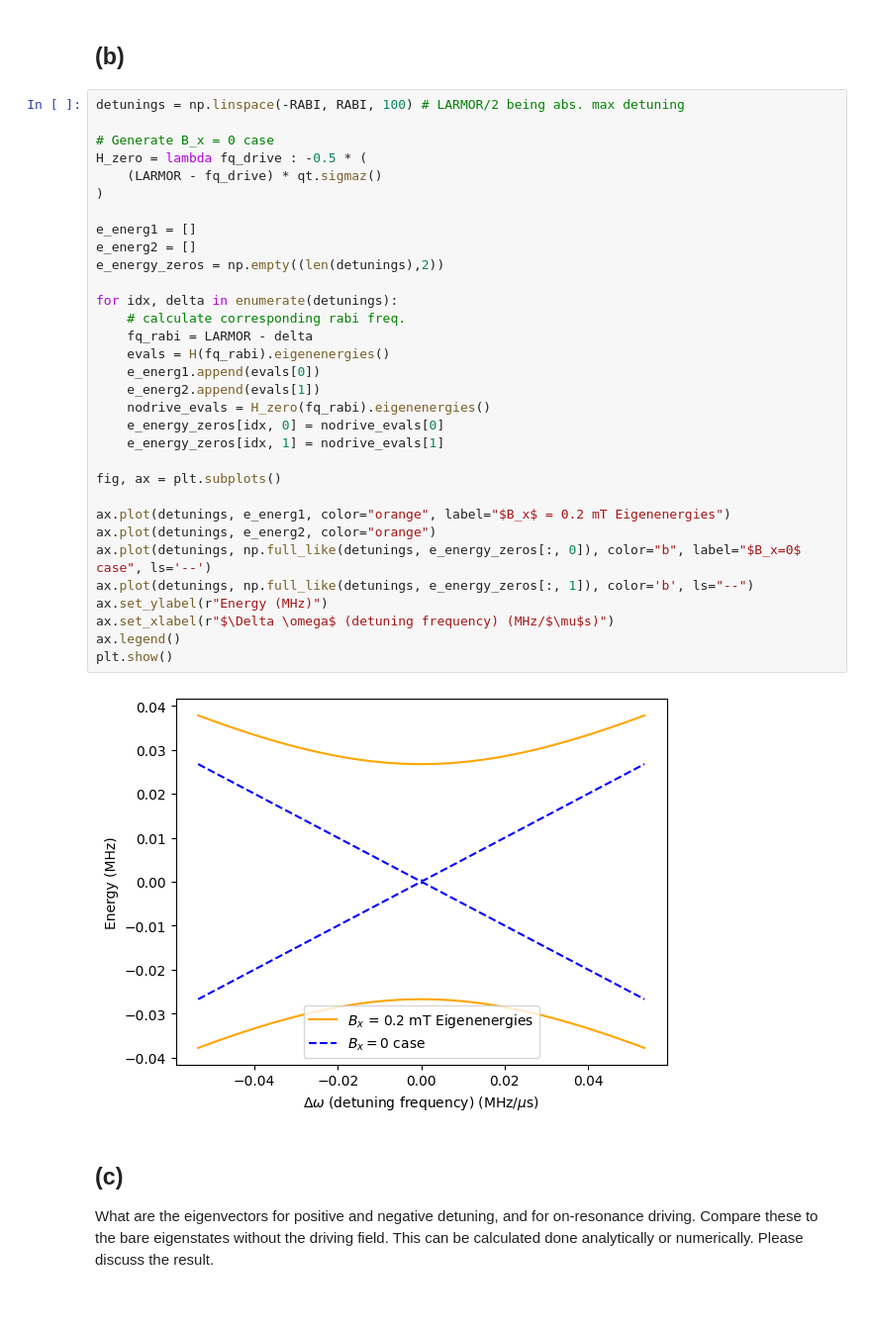
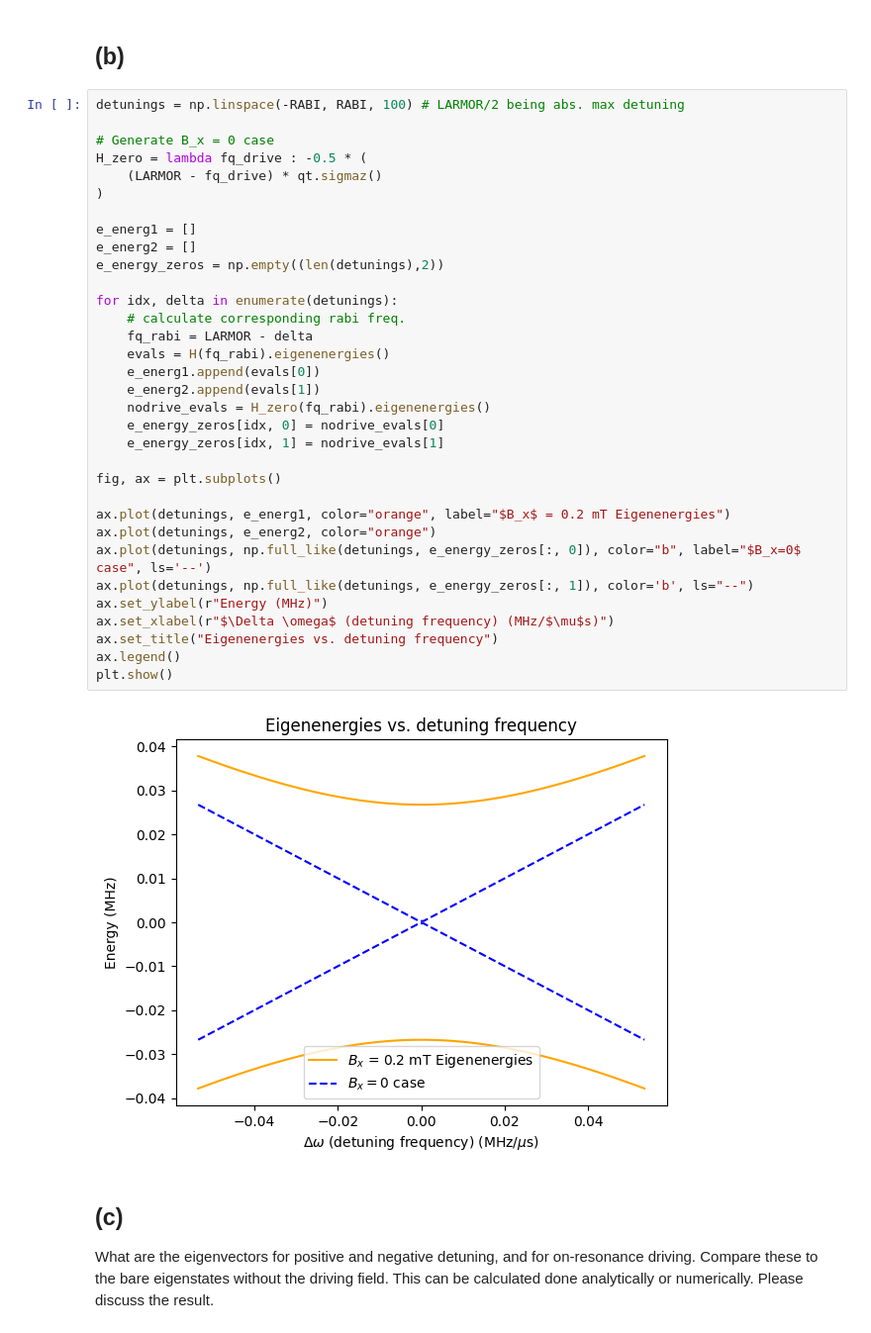
Before and after one commit to tsole0/QPROC, a Jupyter notebook: pset2.ipynb, the cells around one changed output. Shown at 99% size. Drawn from its saved outputs; the diff is of its cells as text; blank space fills up the shorter version.

Commit message:
add labels to diagrams!

```diff
--- a/pset2.ipynb
+++ b/pset2.ipynb
@@ -28,34 +28,35 @@ detunings = np.linspace(-RABI, RABI, 100) # LARMOR/2 being abs. max detuning
 # Generate B_x = 0 case
 H_zero = lambda fq_drive : -0.5 * (
     (LARMOR - fq_drive) * qt.sigmaz()
 )
 
 e_energ1 = []
 e_energ2 = []
 e_energy_zeros = np.empty((len(detunings),2))
 
 for idx, delta in enumerate(detunings):
     # calculate corresponding rabi freq.
     fq_rabi = LARMOR - delta
     evals = H(fq_rabi).eigenenergies()
     e_energ1.append(evals[0])
     e_energ2.append(evals[1])
     nodrive_evals = H_zero(fq_rabi).eigenenergies()
     e_energy_zeros[idx, 0] = nodrive_evals[0]
     e_energy_zeros[idx, 1] = nodrive_evals[1]
 
 fig, ax = plt.subplots()
 
 ax.plot(detunings, e_energ1, color="orange", label="$B_x$ = 0.2 mT Eigenenergies")
 ax.plot(detunings, e_energ2, color="orange")
 ax.plot(detunings, np.full_like(detunings, e_energy_zeros[:, 0]), color="b", label="$B_x=0$ case", ls='--')
 ax.plot(detunings, np.full_like(detunings, e_energy_zeros[:, 1]), color='b', ls="--")
 ax.set_ylabel(r"Energy (MHz)")
 ax.set_xlabel(r"$\Delta \omega$ (detuning frequency) (MHz/$\mu$s)")
+ax.set_title("Eigenenergies vs. detuning frequency")
 ax.legend()
 plt.show()
 # %% [output]
-[figure, old version]
+[figure, new version]
 # %% [markdown]
 ## (c)
 
```
Also changed, not shown: parts of 5 cells of this notebook.
